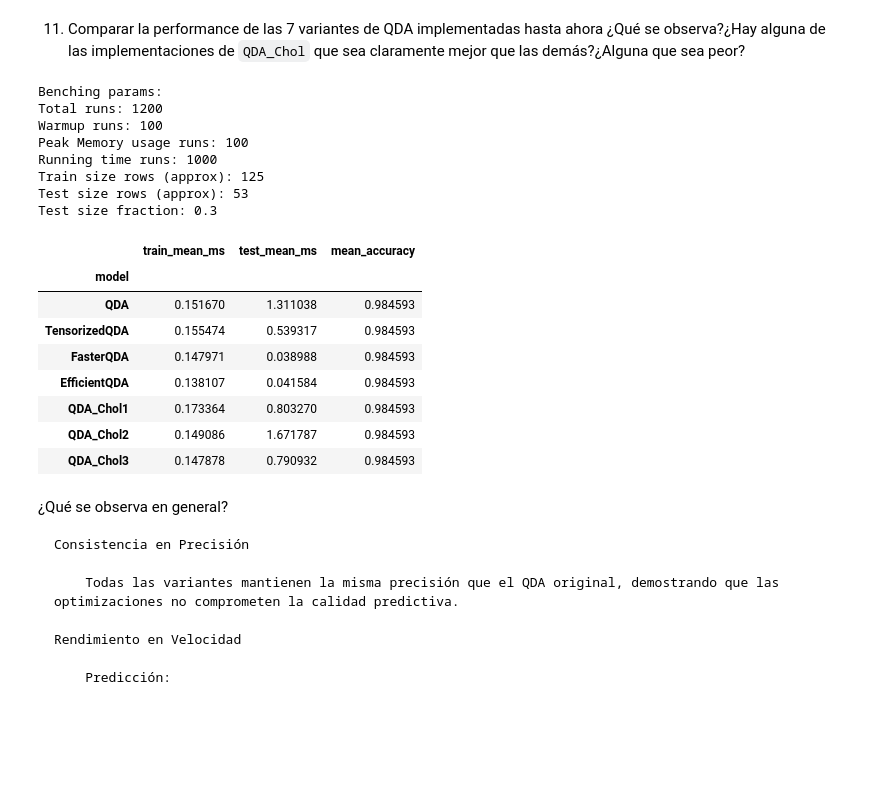
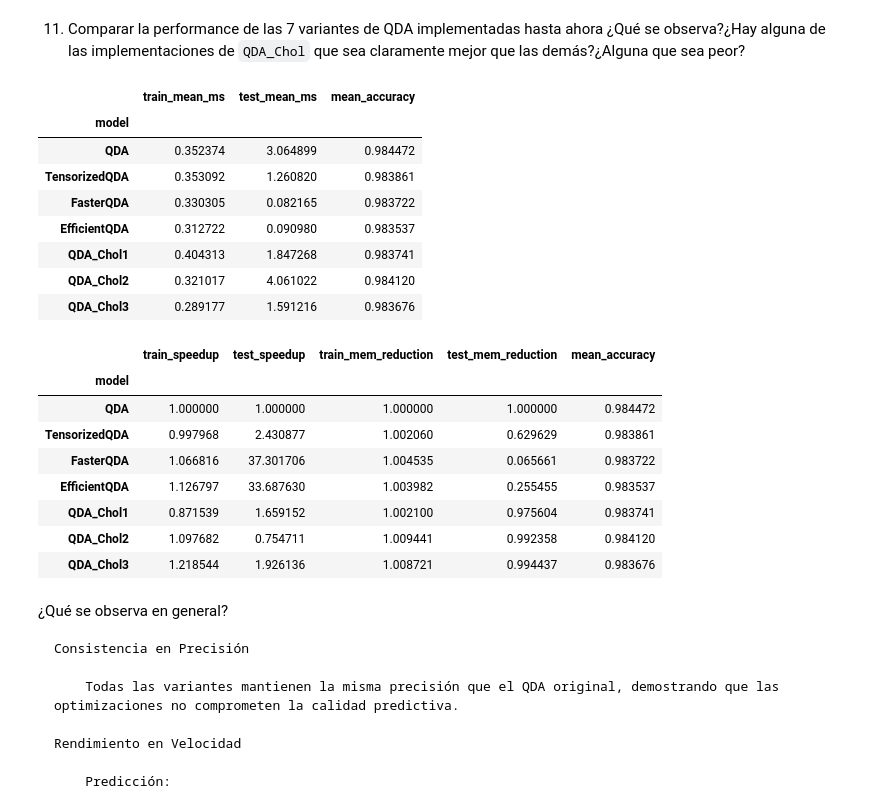
Before and after one commit to abrilnoguera/TP-AMIA, a Jupyter notebook: AMIA_2025_TP1.ipynb, the cells around one changed output. Drawn from its saved outputs; the diff is of its cells as text; code cells hidden in the pictures; blank space fills up the shorter version.

Commit message:
Agrego tensorizacion de cholesky
- Incremento en el numero de corridas de los benchmark

- benchmarks unificados

- reporte final

```diff
--- a/AMIA_2025_TP1.ipynb
+++ b/AMIA_2025_TP1.ipynb
@@ -641,0 +640,10 @@ b.bench(FasterQDA)
+# %%
+# pongo un par mas de corridas
+b = Benchmark(
+    X_full, y_full_encoded,
+    n_runs = 2000,
+    warmup = 100,
+    mem_runs = 2000,
+    test_sz = 0.3,
+    same_splits = False
+)
@@ -642,3 +659,7 @@ b.bench(FasterQDA)
+# %%
+models = [QDA, TensorizedQDA, FasterQDA]
+for model in models:
+    b.bench(model)
 # %%
 summ = b.summary(baseline='TensorizedQDA')
 
@@ -723,13 +744,3 @@ class EfficientQDA(QDA):
 # %% [markdown]
 
 7. Comparar la performance de las 4 variantes de QDA implementadas hasta ahora (no Cholesky) ¿Qué se observa? A modo de opinión ¿Se condice con lo esperado?
-# %%
-X,y = get_wine_dataset()
-y = label_encode(y)
-b = Benchmark(X,y,n_runs=100,warmup=20,mem_runs=20,test_sz=0.3,same_splits=False)
-b.bench(QDA)
-b.bench(TensorizedQDA)
-b.bench(FasterQDA)
-b.bench(EfficientQDA)
-df = b.summary(baseline='QDA')
-print(df[['train_mean_ms','test_mean_ms','mean_accuracy','train_mem_mean_mb','test_mem_mean_mb','train_speedup','test_speedup']])
@@ -757,0 +747,5 @@ EfficientQDA           0.029652       1.088215     29.124300
+# %%
+models.append(EfficientQDA)
+b.bench(EfficientQDA)
+summ = b.summary(baseline='QDA')
+summ[['train_mean_ms','test_mean_ms','mean_accuracy','train_mem_mean_mb','test_mem_mean_mb','train_speedup','test_speedup']]
@@ -832,33 +842,36 @@ En general:
 
 11. Comparar la performance de las 7 variantes de QDA implementadas hasta ahora ¿Qué se observa?¿Hay alguna de las implementaciones de `QDA_Chol` que sea claramente mejor que las demás?¿Alguna que sea peor?
 # %%
-implementations = [QDA, TensorizedQDA, FasterQDA, EfficientQDA,
-                  QDA_Chol1, QDA_Chol2, QDA_Chol3]
+chol_models = [ QDA_Chol1, QDA_Chol2, QDA_Chol3]
+models  += chol_models
 
-b = Benchmark(X_full, y_full_encoded, n_runs=1000)
-for model in implementations:
+for model in chol_models:
     b.bench(model)
 
 summ = b.summary(baseline='QDA')
 summ[['train_mean_ms', 'test_mean_ms', 'mean_accuracy']]
 # %% [output]
-Benching params:
-Total runs: 1200
-Warmup runs: 100
-Peak Memory usage runs: 100
-Running time runs: 1000
-Train size rows (approx): 125
-Test size rows (approx): 53
-Test size fraction: 0.3
 |  | train_mean_ms | test_mean_ms | mean_accuracy |
 | model |  |  |  |
-| QDA | 0.151670 | 1.311038 | 0.984593 |
-| TensorizedQDA | 0.155474 | 0.539317 | 0.984593 |
-| FasterQDA | 0.147971 | 0.038988 | 0.984593 |
-| EfficientQDA | 0.138107 | 0.041584 | 0.984593 |
-| QDA_Chol1 | 0.173364 | 0.803270 | 0.984593 |
-| QDA_Chol2 | 0.149086 | 1.671787 | 0.984593 |
-| QDA_Chol3 | 0.147878 | 0.790932 | 0.984593 |
+| QDA | 0.352374 | 3.064899 | 0.984472 |
+| TensorizedQDA | 0.353092 | 1.260820 | 0.983861 |
+| FasterQDA | 0.330305 | 0.082165 | 0.983722 |
+| EfficientQDA | 0.312722 | 0.090980 | 0.983537 |
+| QDA_Chol1 | 0.404313 | 1.847268 | 0.983741 |
+| QDA_Chol2 | 0.321017 | 4.061022 | 0.984120 |
+| QDA_Chol3 | 0.289177 | 1.591216 | 0.983676 |
+# %%
+summ[["train_speedup", "test_speedup", "train_mem_reduction", "test_mem_reduction", "mean_accuracy"]]
+# %% [output]
+|  | train_speedup | test_speedup | train_mem_reduction | test_mem_reduction | mean_accuracy |
+| model |  |  |  |  |  |
+| QDA | 1.000000 | 1.000000 | 1.000000 | 1.000000 | 0.984472 |
+| TensorizedQDA | 0.997968 | 2.430877 | 1.002060 | 0.629629 | 0.983861 |
+| FasterQDA | 1.066816 | 37.301706 | 1.004535 | 0.065661 | 0.983722 |
+| EfficientQDA | 1.126797 | 33.687630 | 1.003982 | 0.255455 | 0.983537 |
+| QDA_Chol1 | 0.871539 | 1.659152 | 1.002100 | 0.975604 | 0.983741 |
+| QDA_Chol2 | 1.097682 | 0.754711 | 1.009441 | 0.992358 | 0.984120 |
+| QDA_Chol3 | 1.218544 | 1.926136 | 1.008721 | 0.994437 | 0.983676 |
 # %% [markdown]
 ¿Qué se observa en general?
 
```
Also changed, not shown: parts of 27 cells of this notebook.
